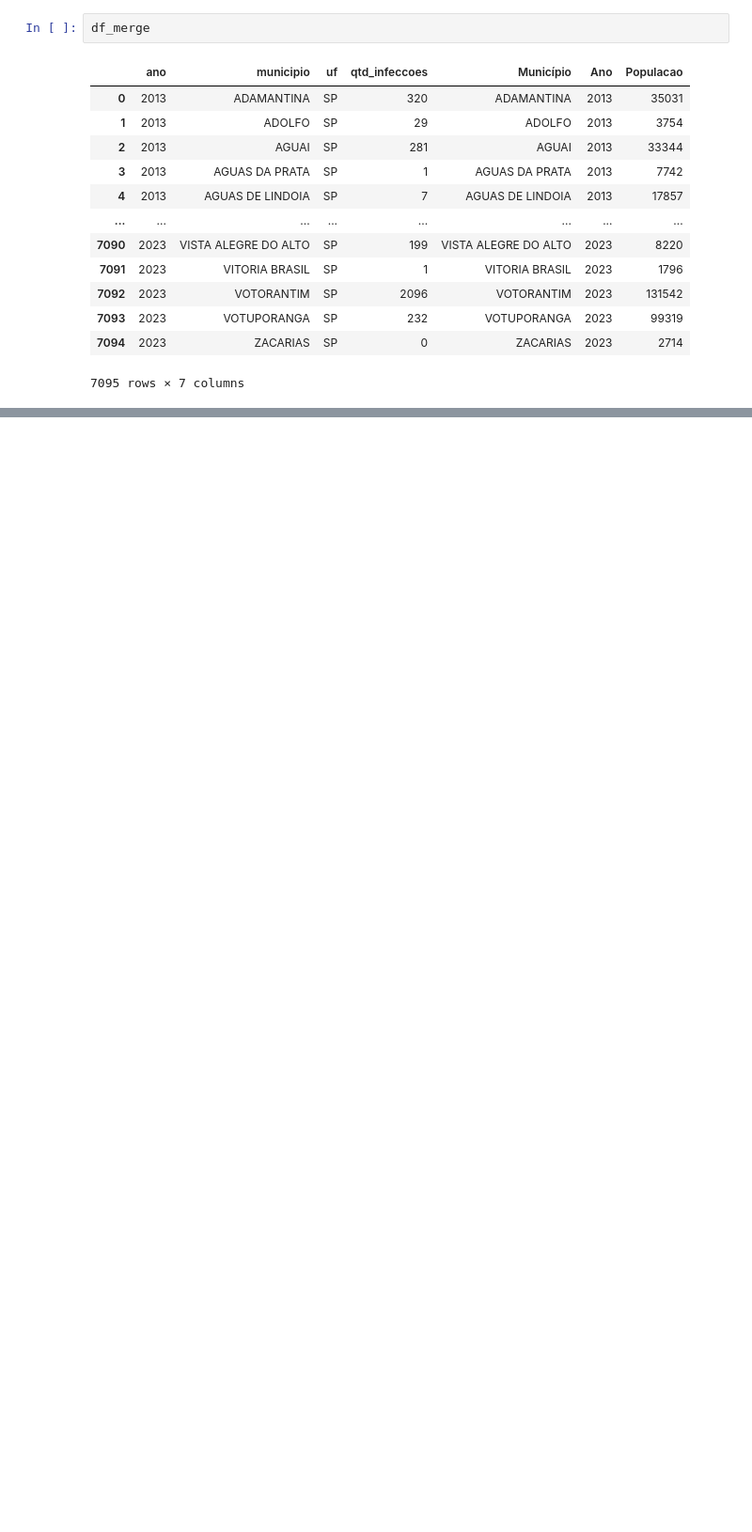
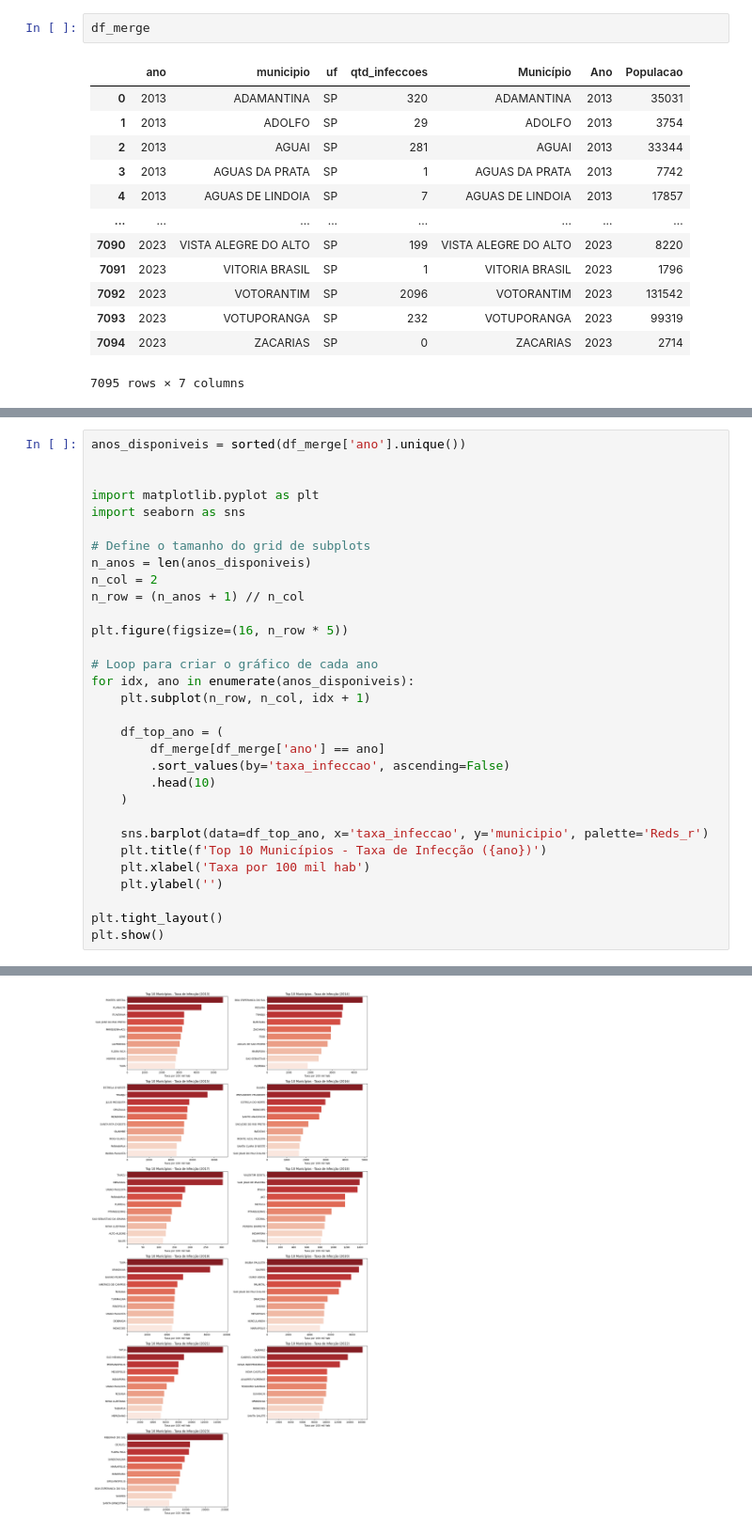
Before and after one commit to AndBalbino/AnaliseDeDados_DengueBrasil, a Jupyter notebook: Dengue_Brasil.ipynb, the cells around one changed output, grey strips where cells are left out. Shown at 94% size. Drawn from its saved outputs; the diff is of its cells as text; blank space fills up the shorter version.

```diff
--- a/Dengue_Brasil.ipynb
+++ b/Dengue_Brasil.ipynb
@@ -607,0 +692,32 @@ df_merge
+# %%
+anos_disponiveis = sorted(df_merge['ano'].unique())
+
+
+import matplotlib.pyplot as plt
+import seaborn as sns
+
+# Define o tamanho do grid de subplots
+n_anos = len(anos_disponiveis)
+n_col = 2
+n_row = (n_anos + 1) // n_col
+
+plt.figure(figsize=(16, n_row * 5))
+
+# Loop para criar o gráfico de cada ano
+for idx, ano in enumerate(anos_disponiveis):
+    plt.subplot(n_row, n_col, idx + 1)
+
+    df_top_ano = (
+        df_merge[df_merge['ano'] == ano]
+        .sort_values(by='taxa_infeccao', ascending=False)
+        .head(10)
+    )
+
+    sns.barplot(data=df_top_ano, x='taxa_infeccao', y='municipio', palette='Reds_r')
+    plt.title(f'Top 10 Municípios - Taxa de Infecção ({ano})')
+    plt.xlabel('Taxa por 100 mil hab')
+    plt.ylabel('')
+
+plt.tight_layout()
+plt.show()
+# %% [output]
@@ -607,0 +741 @@ df_merge
+[figure, added]
```
Also changed, not shown: parts of 13 cells of this notebook.
